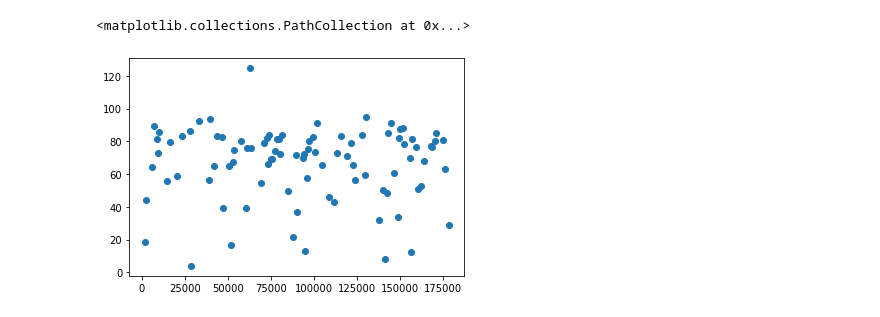
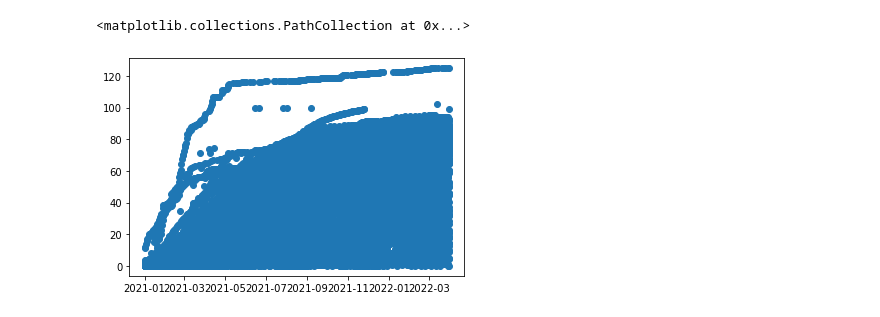
Before and after one commit to James-Thompson-724/world_sir_model, a Jupyter notebook: Vaccination_per_country.ipynb, the cells around one changed output. Drawn from its saved outputs; the diff is of its cells as text; code cells hidden in the pictures.

Commit message:
new data and filters

```diff
--- a/Vaccination_per_country.ipynb
+++ b/Vaccination_per_country.ipynb
@@ -17,2 +32,5 @@ covidData_April2022.head(5)
+# %%
+data['date'] = pd.to_datetime(data['date'], format='%Y-%m-%d')
 # %%
-covidData_April2022 = covidData_April2022.set_index("date")
+filtered_df = data.loc[(data['date'] >= '2021-01-01')
+                     & (data['date'] < '2022-04-01')]
@@ -37,20 +70,22 @@ list(covidData_April2022.columns)
  'excess_mortality',
  'excess_mortality_cumulative_per_million']
 # %%
-filteredCovidData = [covidData_April2022['iso_code'],
-                      covidData_April2022['continent'],
-                      covidData_April2022['location'],
-                      covidData_April2022['total_cases'],
-                      covidData_April2022['total_deaths'],
-                      covidData_April2022['total_vaccinations'],
-                      covidData_April2022['people_vaccinated'],
-                      covidData_April2022['total_vaccinations_per_hundred'],
-                      covidData_April2022['people_vaccinated_per_hundred'],
-                      covidData_April2022['population'],
-                      covidData_April2022['population_density'],
-                      covidData_April2022['median_age']]
+filteredCovidData = [filtered_df['iso_code'],
+                     filtered_df['date'],
+                      filtered_df['continent'],
+                      filtered_df['location'],
+                      filtered_df['total_cases'],
+                      filtered_df['total_deaths'],
+                      filtered_df['total_vaccinations'],
+                      filtered_df['people_vaccinated'],
+                      filtered_df['total_vaccinations_per_hundred'],
+                      filtered_df['people_vaccinated_per_hundred'],
+                      filtered_df['population'],
+                      filtered_df['population_density'],
+                      filtered_df['median_age']]
 
 headers = ["iso_code",
+           "date",
            "continent",
            "location",
            "total_cases",
@@ -72,9 +112,9 @@ newCovidData.shape
 # %%
 import matplotlib.pyplot as plt
 # %%
-newCovidData = newCovidData.set_index("people_vaccinated_per_hundred")
+newCovidData = newCovidData.set_index("date")
 # %%
-plt.scatter(newCovidData.index, newCovidData["people_vaccinated_per_hundred"])
+plt.scatter(newCovidData["date"],newCovidData["people_vaccinated_per_hundred"])
 # %% [output]
 <matplotlib.collections.PathCollection at 0x...>
-[figure, old version]
+[figure, new version]
```
Also changed, not shown: parts of 23 cells of this notebook, 1 other file.
